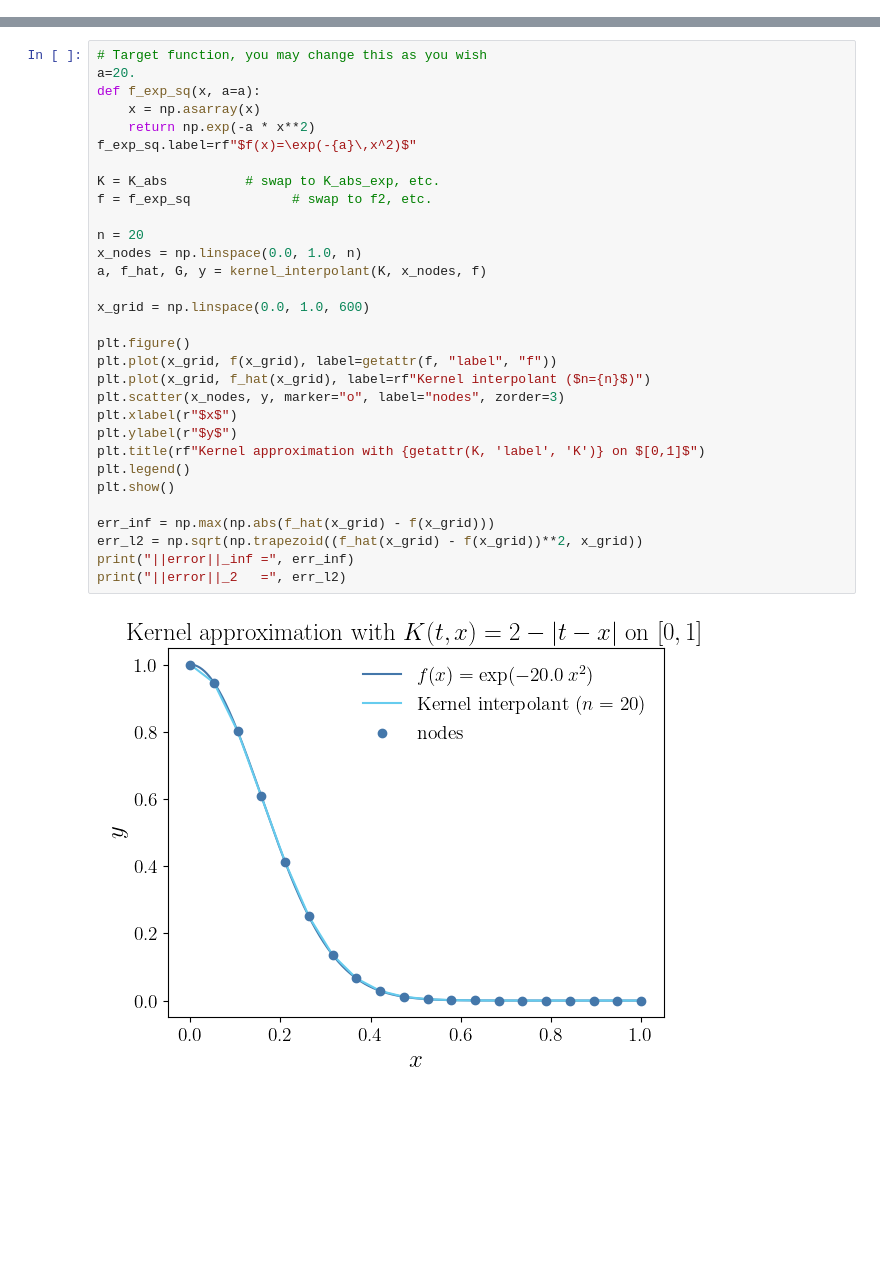
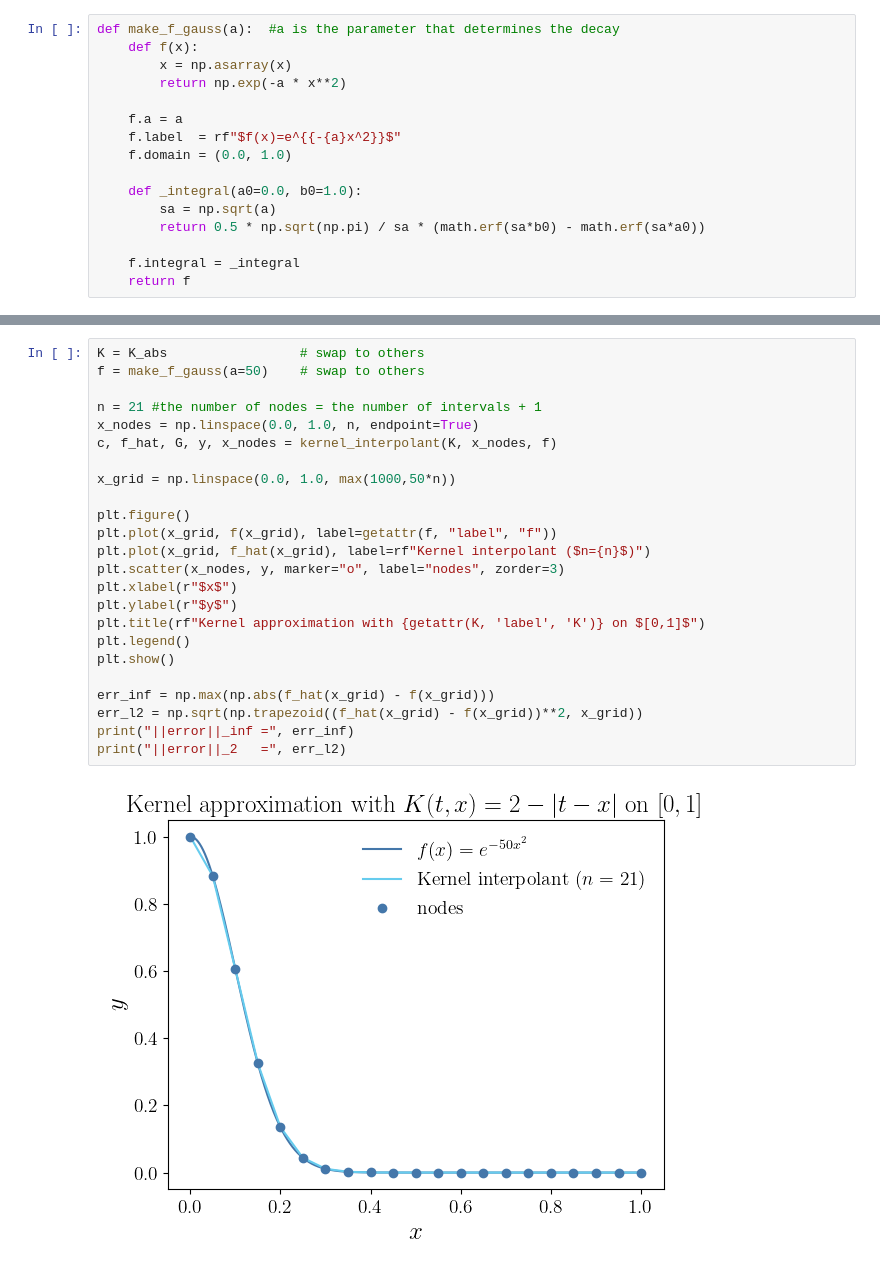
Before and after one commit to fjhickernell/MATH563Spring2026, a Jupyter notebook: classlib/classlib/notebooks/Bayesian_quadrature.ipynb, the cells around one changed output, grey strips where cells are left out. Cells and saved outputs as stored; diff of their text form; blank space fills up the shorter version.

```diff
--- a/classlib/classlib/notebooks/Bayesian_quadrature.ipynb
+++ b/classlib/classlib/notebooks/Bayesian_quadrature.ipynb
@@ -150,0 +163,16 @@ latex preamble: \usepackage{amsmath}
+# %%
+def make_f_gauss(a):  #a is the parameter that determines the decay
+    def f(x):
+        x = np.asarray(x)
+        return np.exp(-a * x**2)
+
+    f.a = a
+    f.label  = rf"$f(x)=e^{{-{a}x^2}}$"
+    f.domain = (0.0, 1.0)
+
+    def _integral(a0=0.0, b0=1.0):
+        sa = np.sqrt(a)
+        return 0.5 * np.sqrt(np.pi) / sa * (math.erf(sa*b0) - math.erf(sa*a0))
+
+    f.integral = _integral
+    return f
@@ -151,33 +181,26 @@ latex preamble: \usepackage{amsmath}
 # %%
-# Target function, you may change this as you wish
-a=20.
-def f_exp_sq(x, a=a):
-    x = np.asarray(x)
-    return np.exp(-a * x**2)
-f_exp_sq.label=rf"$f(x)=\exp(-{a}\,x^2)$"
+K = K_abs                 # swap to others
+f = make_f_gauss(a=50)    # swap to others
 
-K = K_abs          # swap to K_abs_exp, etc.
-f = f_exp_sq             # swap to f2, etc.
+n = 21 #the number of nodes = the number of intervals + 1
+x_nodes = np.linspace(0.0, 1.0, n, endpoint=True)
+c, f_hat, G, y, x_nodes = kernel_interpolant(K, x_nodes, f)
 
-n = 20
-x_nodes = np.linspace(0.0, 1.0, n)
-a, f_hat, G, y = kernel_interpolant(K, x_nodes, f)
-
-x_grid = np.linspace(0.0, 1.0, 600)
+x_grid = np.linspace(0.0, 1.0, max(1000,50*n))
 
 plt.figure()
 plt.plot(x_grid, f(x_grid), label=getattr(f, "label", "f"))
 plt.plot(x_grid, f_hat(x_grid), label=rf"Kernel interpolant ($n={n}$)")
 plt.scatter(x_nodes, y, marker="o", label="nodes", zorder=3)
 plt.xlabel(r"$x$")
 plt.ylabel(r"$y$")
 plt.title(rf"Kernel approximation with {getattr(K, 'label', 'K')} on $[0,1]$")
 plt.legend()
 plt.show()
 
 err_inf = np.max(np.abs(f_hat(x_grid) - f(x_grid)))
 err_l2 = np.sqrt(np.trapezoid((f_hat(x_grid) - f(x_grid))**2, x_grid))
 print("||error||_inf =", err_inf)
 print("||error||_2   =", err_l2)
 # %% [output]
-[figure, old version]
+[figure, new version]
```
Also changed, not shown: parts of 18 cells of this notebook, 3 other files.
